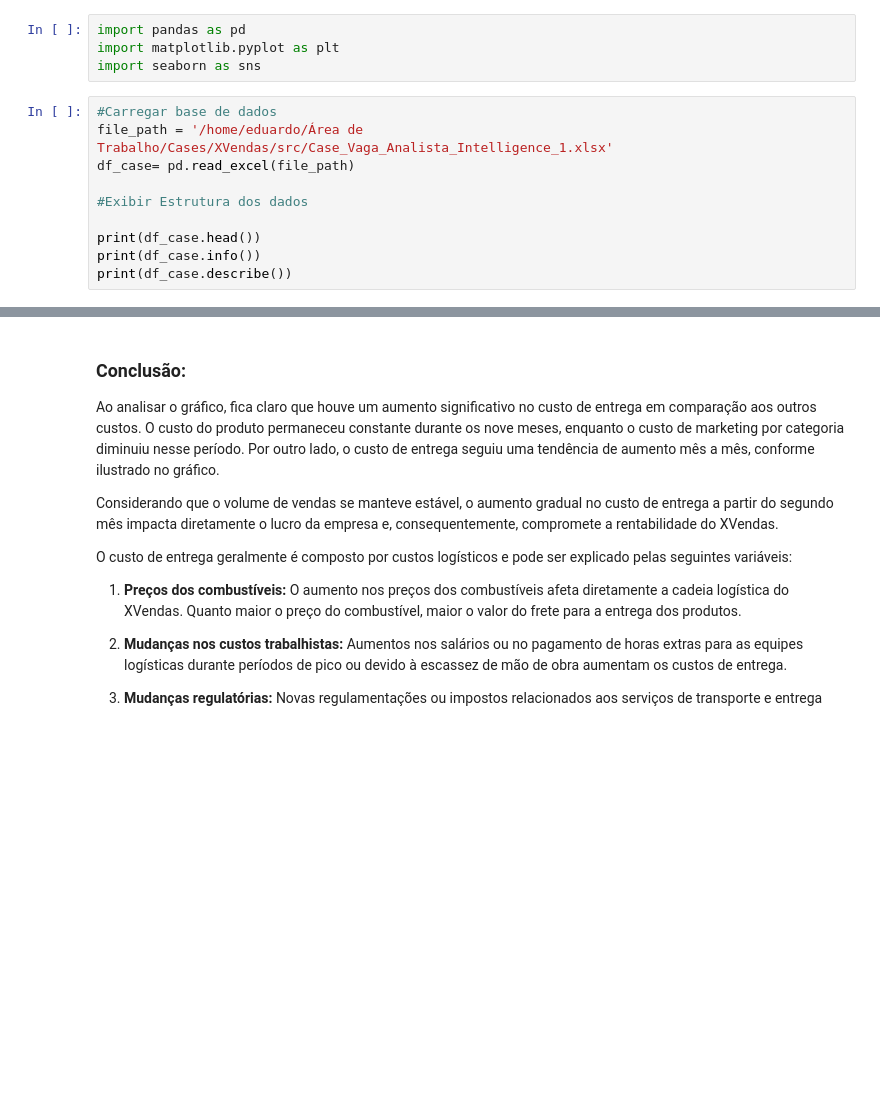
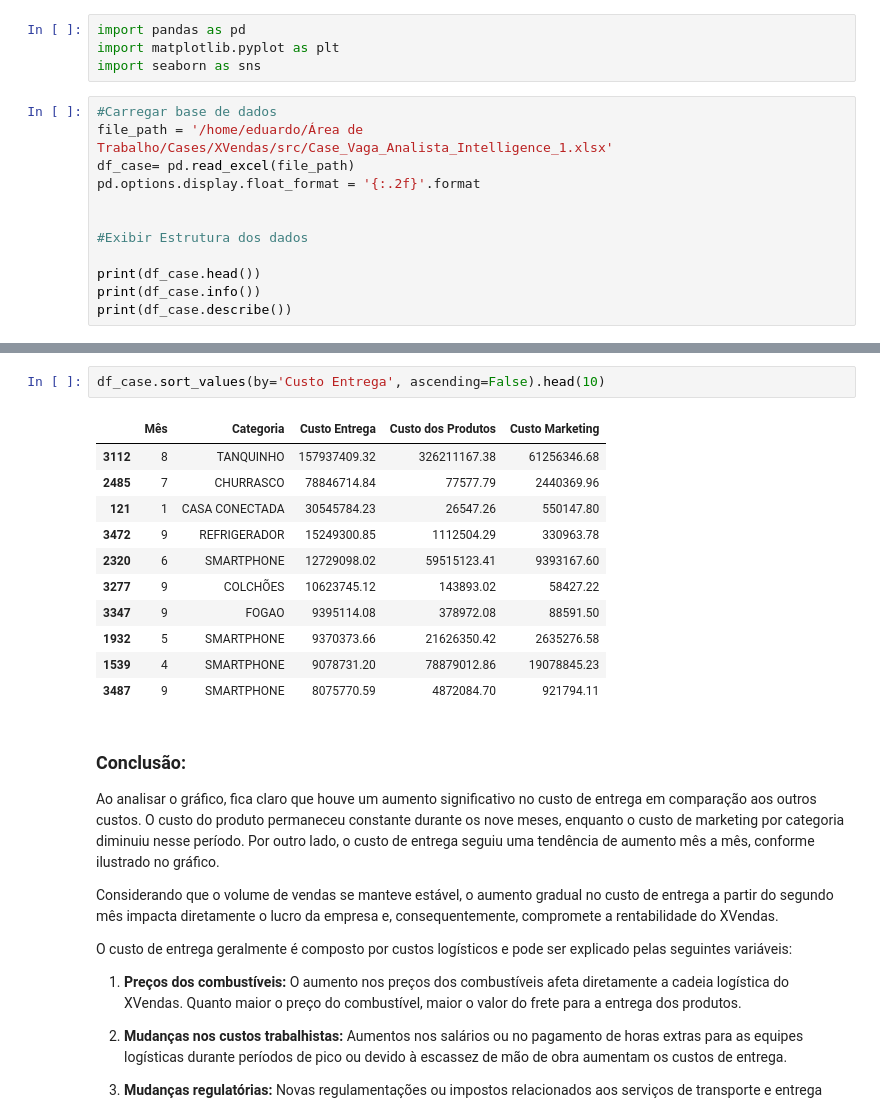
Before and after one commit to edusong79/case_XVendas, a Jupyter notebook: analise_exploratória.ipynb, the cells around one changed output, grey strips where cells are left out. Drawn from its saved outputs; the diff is of its cells as text; blank space fills up the shorter version.

```diff
--- a/analise_exploratória.ipynb
+++ b/analise_exploratória.ipynb
@@ -6,6 +6,8 @@ import seaborn as sns
 #Carregar base de dados
 file_path = '/home/eduardo/Área de Trabalho/Cases/XVendas/src/Case_Vaga_Analista_Intelligence_1.xlsx'
 df_case= pd.read_excel(file_path)
+pd.options.display.float_format = '{:.2f}'.format
+
 
 #Exibir Estrutura dos dados
 
@@ -109,3 +114,17 @@ plt.show()
+# %%
+df_case.sort_values(by='Custo Entrega', ascending=False).head(10)
+# %% [output]
+|  | Mês | Categoria | Custo Entrega | Custo dos Produtos | Custo Marketing |
+| 3112 | 8 | TANQUINHO | 157937409.32 | 326211167.38 | 61256346.68 |
+| 2485 | 7 | CHURRASCO | 78846714.84 | 77577.79 | 2440369.96 |
+| 121 | 1 | CASA CONECTADA | 30545784.23 | 26547.26 | 550147.80 |
+| 3472 | 9 | REFRIGERADOR | 15249300.85 | 1112504.29 | 330963.78 |
+| 2320 | 6 | SMARTPHONE | 12729098.02 | 59515123.41 | 9393167.60 |
+| 3277 | 9 | COLCHÕES | 10623745.12 | 143893.02 | 58427.22 |
+| 3347 | 9 | FOGAO | 9395114.08 | 378972.08 | 88591.50 |
+| 1932 | 5 | SMARTPHONE | 9370373.66 | 21626350.42 | 2635276.58 |
+| 1539 | 4 | SMARTPHONE | 9078731.20 | 78879012.86 | 19078845.23 |
+| 3487 | 9 | SMARTPHONE | 8075770.59 | 4872084.70 | 921794.11 |
 # %% [markdown]
 ### Conclusão:
 Ao analisar o gráfico, fica claro que houve um aumento significativo no custo de entrega em comparação aos outros custos. O custo do produto permaneceu constante durante os nove meses, enquanto o custo de marketing por categoria diminuiu nesse período. Por outro lado, o custo de entrega seguiu uma tendência de aumento mês a mês, conforme ilustrado no gráfico.
```
Also changed, not shown: parts of 8 cells of this notebook.
